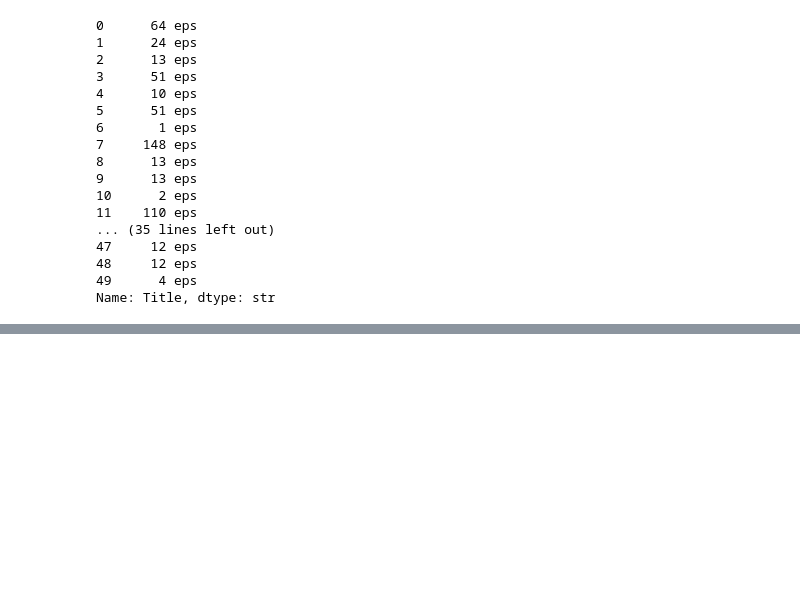
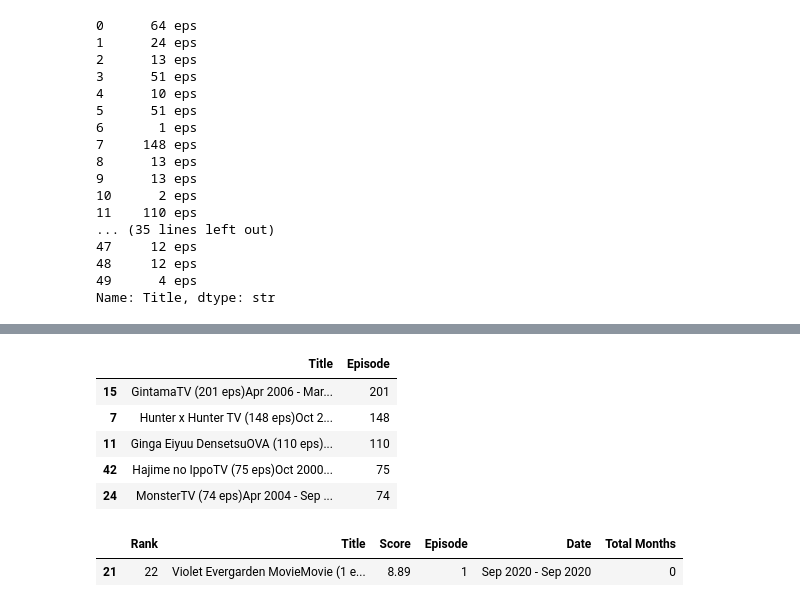
Before and after one commit to polymathicneo/ML-Foundations, a Jupyter notebook: pandas/FeatureExtraction.ipynb, the cells around one changed output, grey strips where cells are left out. Saved outputs shown, nothing was run; the diff lists cells and outputs as text; code cells hidden in the pictures; blank space fills up the shorter version.

```diff
--- a/pandas/FeatureExtraction.ipynb
+++ b/pandas/FeatureExtraction.ipynb
@@ -50,0 +173,16 @@ Name: Title, dtype: str
+# %%
+#animes with top 5 episode count
+df.nlargest(5, 'Episode')[['Title', 'Episode']]
+# %% [output]
+|  | Title | Episode |
+| 15 | GintamaTV (201 eps)Apr 2006 - Mar... | 201 |
+| 7 | Hunter x Hunter TV (148 eps)Oct 2... | 148 |
+| 11 | Ginga Eiyuu DensetsuOVA (110 eps)... | 110 |
+| 42 | Hajime no IppoTV (75 eps)Oct 2000... | 75 |
+| 24 | MonsterTV (74 eps)Apr 2004 - Sep ... | 74 |
+# %%
+#which is the longest running anime
+df[df['Date'] == df['Date'].max()]
+# %% [output]
+|  | Rank | Title | Score | Episode | Date | Total Months |
+| 21 | 22 | Violet Evergarden MovieMovie (1 e... | 8.89 | 1 | Sep 2020 - Sep 2020 | 0 |
```
Also changed, not shown: parts of 15 cells of this notebook.
